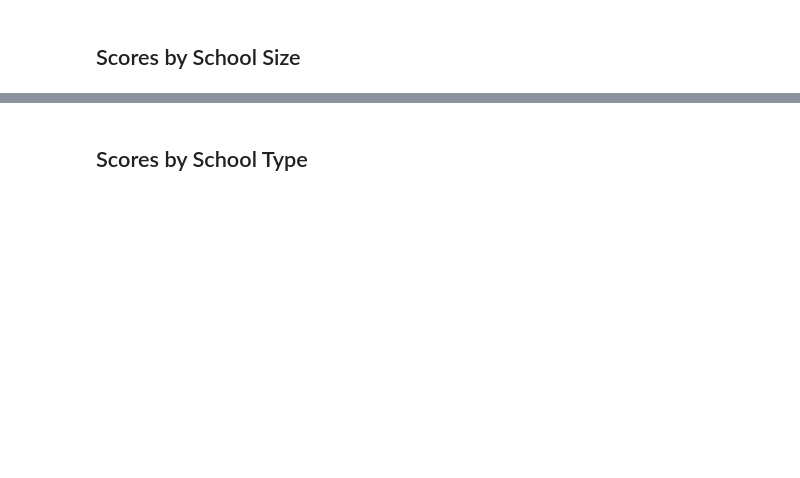
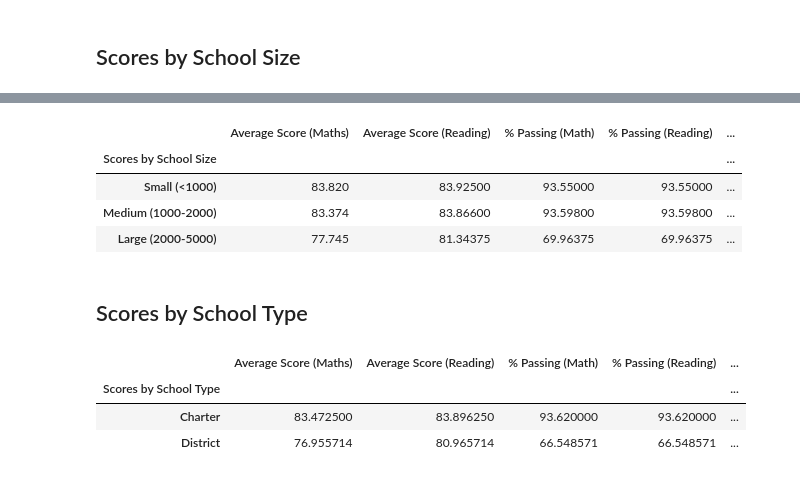
Before and after one commit to Lex1996/pandas_challenge, a Jupyter notebook: PyCitySchools/PyCitySchools_final.ipynb, the cells around one changed output, grey strips where cells are left out. Saved outputs shown, nothing was run; the diff lists cells and outputs as text; code cells hidden in the pictures; blank space fills up the shorter version.

```diff
--- a/PyCitySchools/PyCitySchools_final.ipynb
+++ b/PyCitySchools/PyCitySchools_final.ipynb
@@ -438,5 +444,7 @@ labels = ["Small (<1000)", "Medium (1000-2000)", "Large (2000-5000)"]
 # Categorize the spending based on the bins
 # Use `pd.cut` on the "Total Students" column of the `per_school_summary` DataFrame.
 
-per_school_summary["School Size"] =
+per_school_summary["School Size"] = pd.cut(school_data_complete["school_name"].value_counts(),
+                                           size_bins, labels=labels)
+
 per_school_summary
@@ -443,17 +468,35 @@ per_school_summary
+# %%
+per_school_summary["Average Score (Maths)"] = per_school_summary["Average Score (Maths)"].apply(lambda x: x.replace(',', '')).astype('float')
+per_school_summary["Average Score (Reading)"] = per_school_summary["Average Score (Reading)"].apply(lambda x: x.replace(',', '')).astype('float')
+per_school_summary["% Passing (Math)"] = per_school_summary["% Passing (Math)"].apply(lambda x: x.replace('%', '').replace(',', '')).astype('float')
+per_school_summary["% Passing (Reading)"] = per_school_summary["% Passing (Reading)"].apply(lambda x: x.replace('%', '').replace(',', '')).astype('float')
+per_school_summary["Overall Passing %"] = per_school_summary["Overall Passing %"].apply(lambda x: x.replace('%', '').replace(',', '')).astype('float')
 # %%
 # Calculate averages for the desired columns.
-size_math_scores = per_school_summary.groupby(["School Size"])["Average Math Score"].mean()
-size_reading_scores = per_school_summary.groupby(["School Size"])["Average Reading Score"].mean()
-size_passing_math = per_school_summary.groupby(["School Size"])["% Passing Math"].mean()
-size_passing_reading = per_school_summary.groupby(["School Size"])["% Passing Reading"].mean()
-size_overall_passing = per_school_summary.groupby(["School Size"])["% Overall Passing"].mean()
+size_math_scores = per_school_summary.groupby(["School Size"])["Average Score (Maths)"].mean()
+size_reading_scores = per_school_summary.groupby(["School Size"])["Average Score (Reading)"].mean()
+size_passing_math = per_school_summary.groupby(["School Size"])["% Passing (Math)"].mean()
+size_passing_reading = per_school_summary.groupby(["School Size"])["% Passing (Reading)"].mean()
+size_overall_passing = per_school_summary.groupby(["School Size"])["Overall Passing %"].mean()
 # %%
 # Create a DataFrame called `size_summary` that breaks down school performance based on school size (small, medium, or large).
 # Use the scores above to create a new DataFrame called `size_summary`
-size_summary =
+size_summary = pd.DataFrame({"Average Score (Maths)":size_math_scores,
+                             "Average Score (Reading)":size_reading_scores,
+                             "% Passing (Math)":size_passing_math,
+                             "% Passing (Reading)":size_passing_reading,
+                             "Overall Passing %":size_overall_passing})
+
+size_summary.index.name = "Scores by School Size"
 
 # Display results
 size_summary
+# %% [output]
+|  | Average Score (Maths) | Average Score (Reading) | % Passing (Math) | % Passing (Reading) | ... |
+| Scores by School Size |  |  |  |  | ... |
+| Small (<1000) | 83.820 | 83.92500 | 93.55000 | 93.55000 | ... |
+| Medium (1000-2000) | 83.374 | 83.86600 | 93.59800 | 93.59800 | ... |
+| Large (2000-5000) | 77.745 | 81.34375 | 69.96375 | 69.96375 | ... |
 # %% [markdown]
 ## Scores by School Type
 # %%
@@ -466,6 +509,17 @@ average_percent_overall_passing_by_type = per_school_summary.groupby(["School Ty
 # %%
 # Assemble the new data by type into a DataFrame called `type_summary`
-type_summary =
+type_summary = pd.DataFrame({"Average Score (Maths)":average_math_score_by_type,
+                             "Average Score (Reading)":average_reading_score_by_type,
+                             "% Passing (Math)":average_percent_passing_math_by_type,
+                             "% Passing (Reading)":average_percent_passing_reading_by_type,
+                             "Overall Passing %":average_percent_overall_passing_by_type})
+
+type_summary.index.name = "Scores by School Type"
 
 # Display results
 type_summary
+# %% [output]
+|  | Average Score (Maths) | Average Score (Reading) | % Passing (Math) | % Passing (Reading) | ... |
+| Scores by School Type |  |  |  |  | ... |
+| Charter | 83.472500 | 83.896250 | 93.620000 | 93.620000 | ... |
+| District | 76.955714 | 80.965714 | 66.548571 | 66.548571 | ... |
```
Also changed, not shown: parts of 8 cells of this notebook.
